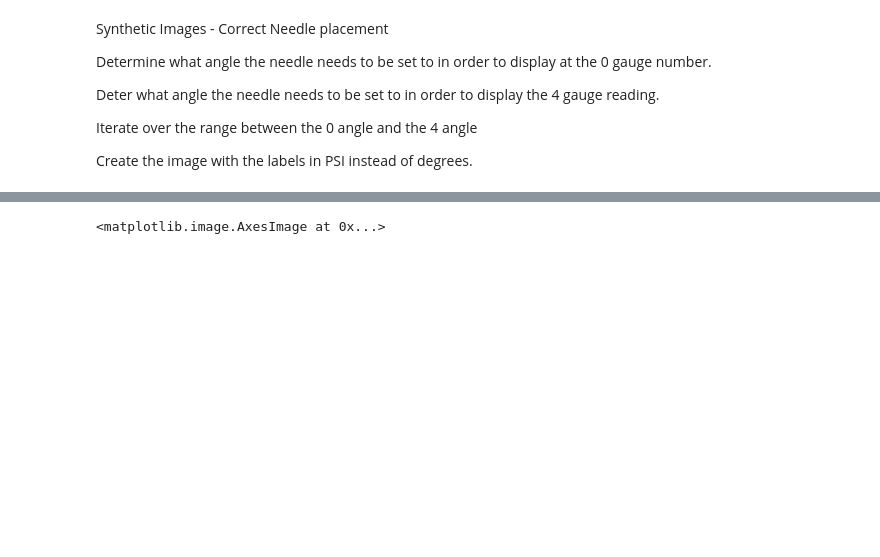
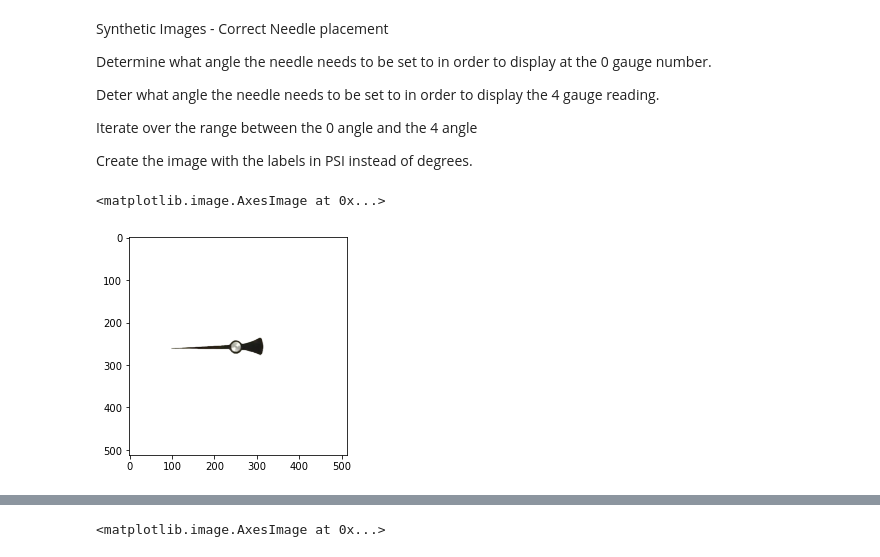
Before and after one commit to kunalvaibhav/Artifacts, a Jupyter notebook: Gauge/Gauge_github.ipynb, the cells around one changed output, grey strips where cells are left out. Drawn from its saved outputs; the diff is of its cells as text; code cells hidden in the pictures; blank space fills up the shorter version.

```diff
--- a/Gauge/Gauge_github.ipynb
+++ b/Gauge/Gauge_github.ipynb
@@ -28,6 +28,15 @@ Deter what angle the needle needs to be set to in order to display the 4 gauge r
 Iterate over the range between the 0 angle and the 4 angle
 
 Create the image with the labels in PSI instead of degrees.
+# %%
+# Modify the image to set the needle at 0 degrees
+image = Image.open(NEEDLE).convert('RGBA')
+image_rot_90 = image.rotate(0, expand=True, resample=Image.BICUBIC)
+# image_rot_90.save('needle_rot_0.png')
+plt.imshow(image_rot_90)
+# %% [output]
+<matplotlib.image.AxesImage at 0x...>
+[figure, added]
 # %%
 # Modify the image to set the needle at 0 degrees
 image = Image.open(NEEDLE).convert('RGBA')
```
Also changed, not shown: parts of 9 cells of this notebook, 2 other files.
